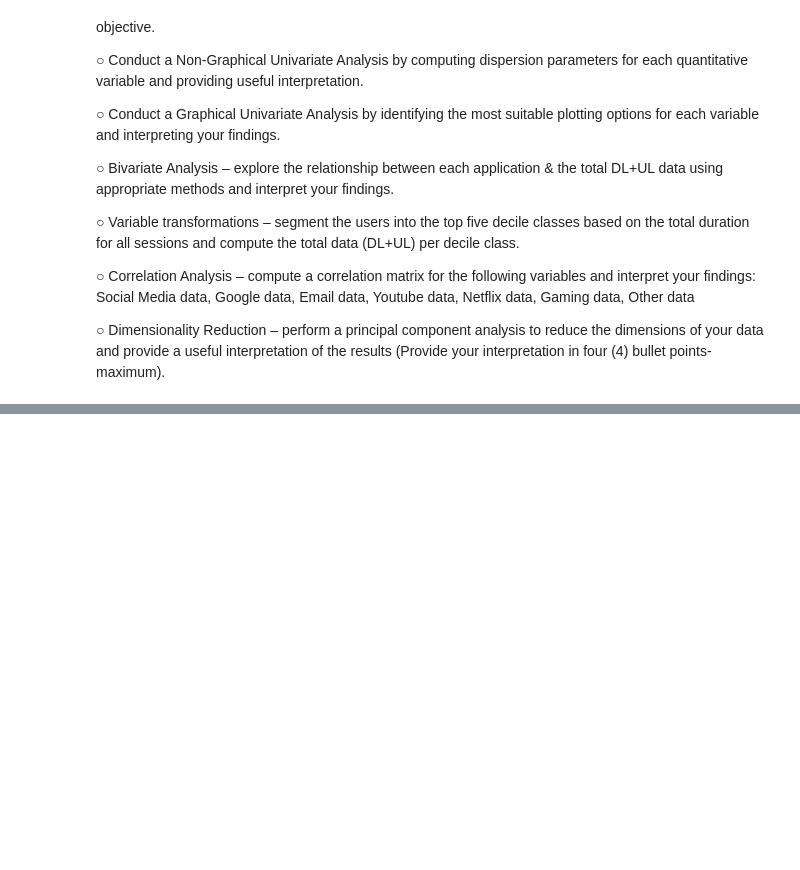
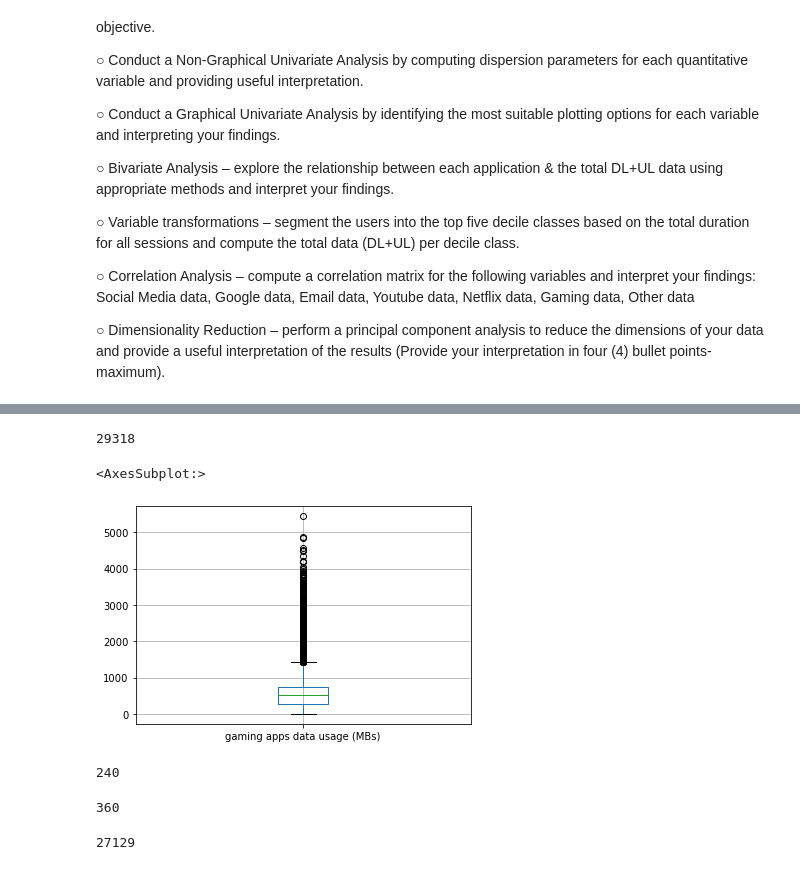
Before and after one commit to JimohAR/it_core_project1, a Jupyter notebook: notebooks/task1_exp.ipynb, the cells around one changed output, grey strips where cells are left out. Drawn from its saved outputs; the diff is of its cells as text; code cells hidden in the pictures; blank space fills up the shorter version.

Commit message:
resolved some outlier with column tot_session_dur, still working on the threshold to use

```diff
--- a/notebooks/task1_exp.ipynb
+++ b/notebooks/task1_exp.ipynb
@@ -54,12 +65,12 @@ data["MSISDN/Number"] = data["MSISDN/Number"].fillna(-999).astype("int")
 no_of_xdr_sessions = data["MSISDN/Number"].fillna("median").value_counts()
 # %%
 total_sessions_duration = (data[["MSISDN/Number", "Dur. (ms)"]]
-                           .fillna("mean").groupby(["MSISDN/Number"])["Dur. (ms)"]
+                           .fillna("median").groupby(["MSISDN/Number"])["Dur. (ms)"]
                            .sum()
-                          )/(1000*60)
+                          )/(60*60)
 # %%
 total_dl_ul_data = (data[["MSISDN/Number", "Total DL (Bytes)", "Total UL (Bytes)"]]
-                    .fillna("mean").groupby(["MSISDN/Number"])[["Total DL (Bytes)", "Total UL (Bytes)"]]
+                    .fillna("median").groupby(["MSISDN/Number"])[["Total DL (Bytes)", "Total UL (Bytes)"]]
                     .sum()
                    )/(2**20)
 # %%
@@ -92,9 +103,9 @@ aggregates = (no_of_xdr_sessions.to_frame()
              )
 # %%
 aggregates.index.name = "MSISDN"
-aggregates.columns = ["tot number of session", "tot sessions duration (mins)", "social media data usage (GBs)",
+aggregates.columns = ["tot number of session", "tot sessions duration (hrs)", "social media data usage (MBs)",
                       "google data usage (MBs)","Email data usage (MBs)", "youtube data usage (MBs)",
                       "netflix data usage (MBs)",  "gaming apps data usage (MBs)", "other apps data usage (MBs)",
-                     "tot downloaded data (MBs)", "tot uploaded data (MBs)", "tot data usage (MBs)",]
+                      "tot downloaded data (MBs)", "tot uploaded data (MBs)", "tot data usage (MBs)",]
 aggregates = aggregates.drop(index = -999)
 # %%
@@ -101,0 +125,5 @@ aggregates.iloc[1:].describe().style#.set_properties(**{"width": "100px"})
+# %%
+outliers_index = \
+aggregates["tot sessions duration (hrs)"][aggregates["tot sessions duration (hrs)"] > (30*12)].keys()
+aggregates.loc[outliers_index] = np.nan
+aggregates.dropna(inplace=True)
@@ -133,0 +241,21 @@ aggregates.iloc[:,7:12].boxplot(figsize= (20,10), whis= (0,100))
+# %%
+sessions_and_data_used_sorted.duplicated(["tot sessions duration (hrs)"]).sum()
+# %% [output]
+29318
+# %%
+aggregates[["gaming apps data usage (MBs)"]].boxplot()
+# %% [output]
+<AxesSubplot:>
+[figure, added]
+# %%
+(aggregates["tot sessions duration (hrs)"] > 360).sum()
+# %% [output]
+240
+# %%
+12 * 30
+# %% [output]
+360
+# %%
+data[['Dur. (ms).1']].duplicated().sum()
+# %% [output]
+27129
```
Also changed, not shown: parts of 19 cells of this notebook.
